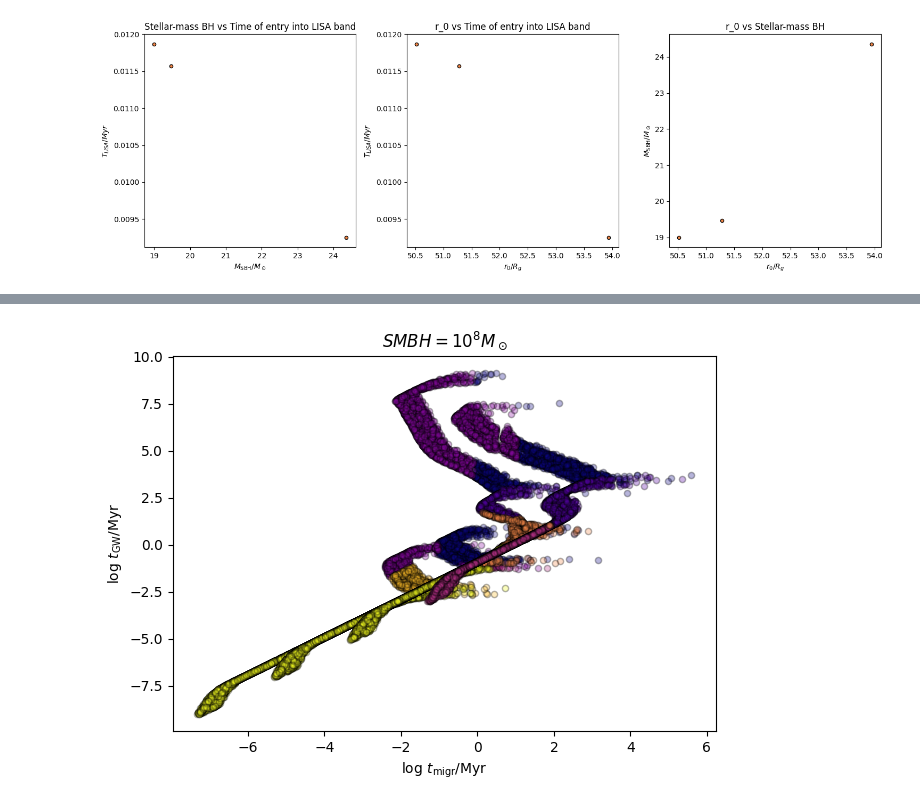
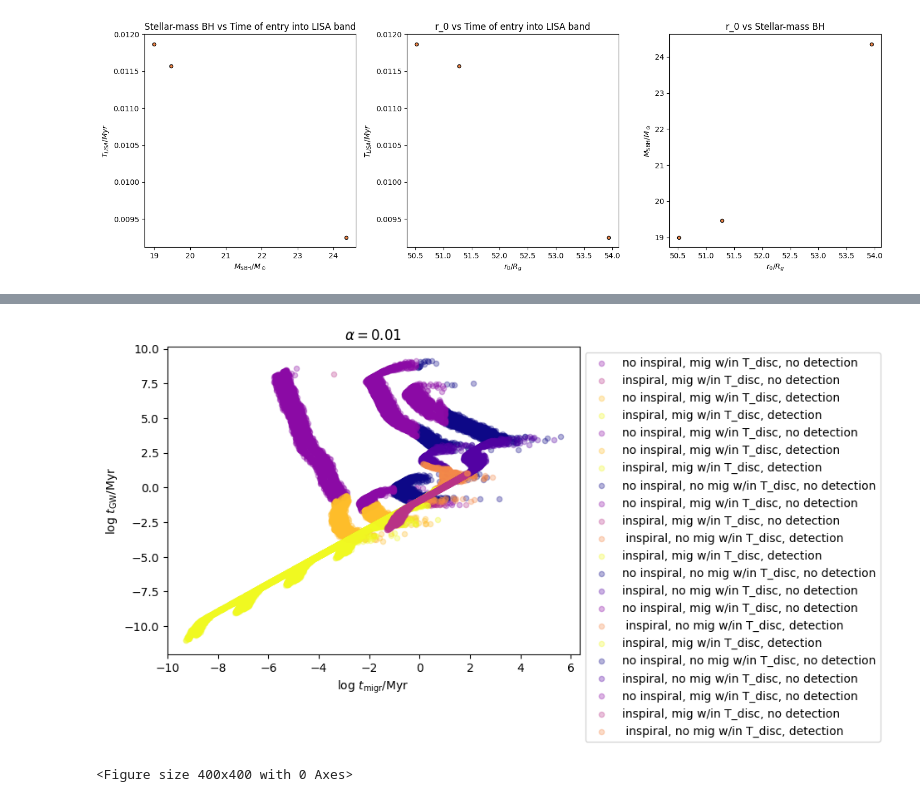
Before and after one commit to jt-stevenson/EMRIs_test, a Jupyter notebook: EMRIs_plots.ipynb, the cells around one changed output, grey strips where cells are left out. Saved outputs shown, nothing was run; the diff lists cells and outputs as text; code cells hidden in the pictures.

```diff
--- a/EMRIs_plots.ipynb
+++ b/EMRIs_plots.ipynb
@@ -389,9 +536,11 @@ MBH, T = np.genfromtxt("SMBHmass_local_AGNlifetime_pairs.txt", unpack=True, skip
 # %%
+Mbh_4=file_opener(filename = "EMRIs_Jupiter_2/c_663176/SG/alpha_0.01/EMRIs_G23_1g_5000_events_with_GW.txt")
 Mbh_5=file_opener(filename = "EMRIs_Jupiter_2/c_121606/SG/alpha_0.01/EMRIs_G23_1g_5000_events_with_GW.txt")
-Mbh_6=file_opener(filename = "EMRIs_Jupiter_2/c_693163/SG/alpha_0.01/EMRIs_G23_1g_5000_events_with_GW.txt")
-Mbh_7=file_opener(filename = "EMRIs_Jupiter_2/c_392643/SG/alpha_0.01/EMRIs_G23_1g_5000_events_with_GW.txt")
-Mbh_8=file_opener(filename = "EMRIs_Jupiter_2/c_17205/SG/alpha_0.01/EMRIs_G23_1g_5000_events_with_GW.txt")
+Mbh_6=file_opener(filename = "EMRIs_Jupiter_2/c_693163/SG/alpha_0.01/EMRIs_G23_1g_5000_events_with_GW_2.txt")
+Mbh_7=file_opener(filename = "EMRIs_Jupiter_2/c_392643/SG/alpha_0.01/EMRIs_G23_1g_5000_events_with_GW_2.txt")
+Mbh_8=file_opener(filename = "EMRIs_Jupiter_2/c_17205/SG/alpha_0.01/EMRIs_G23_1g_5000_events_with_GW_2.txt")
 # %%
+groups4=Mbh_4.groupby("total_flags", as_index=True)
 groups5=Mbh_5.groupby("total_flags", as_index=True)
 groups6=Mbh_6.groupby("total_flags", as_index=True)
 groups7=Mbh_7.groupby("total_flags", as_index=True)
@@ -408,6 +557,8 @@ labels= ["no inspiral, no mig w/in T_disc, no detection",
 "no inspiral, mig w/in T_disc, detection",
 "inspiral, mig w/in T_disc, detection"]
 
+colour='plasma'
+
 cmap = plt.colormaps[colour]
 colors_map = {0: cmap(0.), 1: cmap(1.0/7), 2: cmap(2.0/7), 3: cmap(3.0/7), 4: cmap(4.0/7), 5: cmap(5.0/7), 6: cmap(6.0/7), 7: cmap(7.0/7)}
 # %%
@@ -498,9 +735,20 @@ plt.show
 # %%
+
+
+for k in range(0, 8):
+    try:
+        plt.scatter(np.log10(groups4.get_group(k)["t_migr/Myr"]), np.log10(groups4.get_group(k)["t_gw/Myr"]), color=colors_map[k],
+                   label=labels[k],
+                   s=20, alpha=0.3)
+    except KeyError:
+        pass
+
+
 for k in range(0, 8):
     try:
         plt.scatter(np.log10(groups5.get_group(k)["t_migr/Myr"]), np.log10(groups5.get_group(k)["t_gw/Myr"]), color=colors_map[k],
                    label=labels[k],
-                   s=20, alpha=0.3, edgecolor="k")
+                   s=20, alpha=0.3)
     except KeyError:
         pass
 
@@ -512,45 +760,51 @@ for k in range(0, 8):
     try:
         plt.scatter(np.log10(groups6.get_group(k)["t_migr/Myr"]), np.log10(groups6.get_group(k)["t_gw/Myr"]), color=colors_map[k],
                    label=labels[k],
-                   s=20, alpha=0.3, edgecolor="k")
+                   s=20, alpha=0.3)
     except KeyError:
         pass
 
 plt.xlabel(r'log $t_{\rm migr}$/Myr')
 plt.ylabel(r'log $t_{\rm GW}$/Myr')
 plt.title(r'$SMBH = 10^6 {M_\odot}$')
 
 for k in range(0, 8):
     try:
         plt.scatter(np.log10(groups7.get_group(k)["t_migr/Myr"]), np.log10(groups7.get_group(k)["t_gw/Myr"]), color=colors_map[k],
                    label=labels[k],
-                   s=20, alpha=0.3, edgecolor="k")
+                   s=20, alpha=0.3)
     except KeyError:
         pass
 
 plt.xlabel(r'log $t_{\rm migr}$/Myr')
 plt.ylabel(r'log $t_{\rm GW}$/Myr')
 plt.title(r'$SMBH = 10^7 {M_\odot}$')
 
 for k in range(0, 8):
     try:
         plt.scatter(np.log10(groups8.get_group(k)["t_migr/Myr"]), np.log10(groups8.get_group(k)["t_gw/Myr"]), color=colors_map[k],
                    label=labels[k],
-                   s=20, alpha=0.3, edgecolor="k")
+                   s=20, alpha=0.3)
     except KeyError:
         pass
 
+plt.legend(bbox_to_anchor=(1,1))
 # sc2 = axs[i].scatter(t_migr, t_gw, c=data["total_flags"], cmap=colour, alpha=0.6, edgecolor='k', s=20)
 
 plt.xlabel(r'log $t_{\rm migr}$/Myr')
 plt.ylabel(r'log $t_{\rm GW}$/Myr')
-plt.title(r'$SMBH = 10^8 {M_\odot}$')
+plt.title(r'$\alpha = 0.01$')
+
+plt.figure(figsize=(4, 4))
+
+
 
 plt.tight_layout()
-plt.savefig(f'EMRIs_Jupiter_2/summary_multiple_SMBHs_2.pdf')
+plt.savefig(f'EMRIs_Jupiter_2/summary_multiple_SMBHs_3.png')
 plt.show()
 # %% [output]
-[figure, old version]
+[figure, new version]
+<Figure size 400x400 with 0 Axes>
 # %%
 MBH, T = np.genfromtxt("SMBHmass_local_AGNlifetime_pairs.txt", unpack=True, skip_header=3)
 # %%
```
Also changed, not shown: parts of 17 cells of this notebook, 5 other files.
